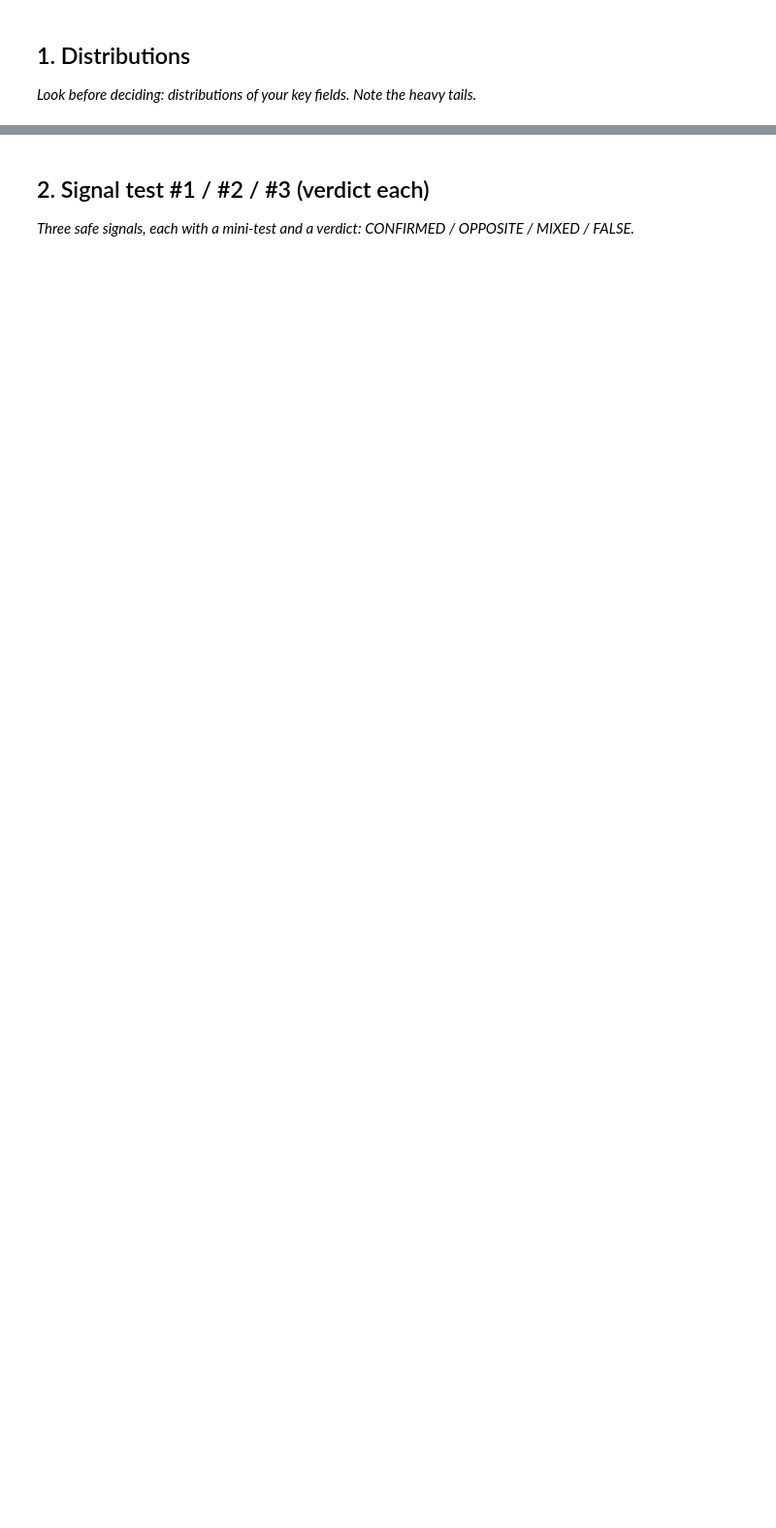
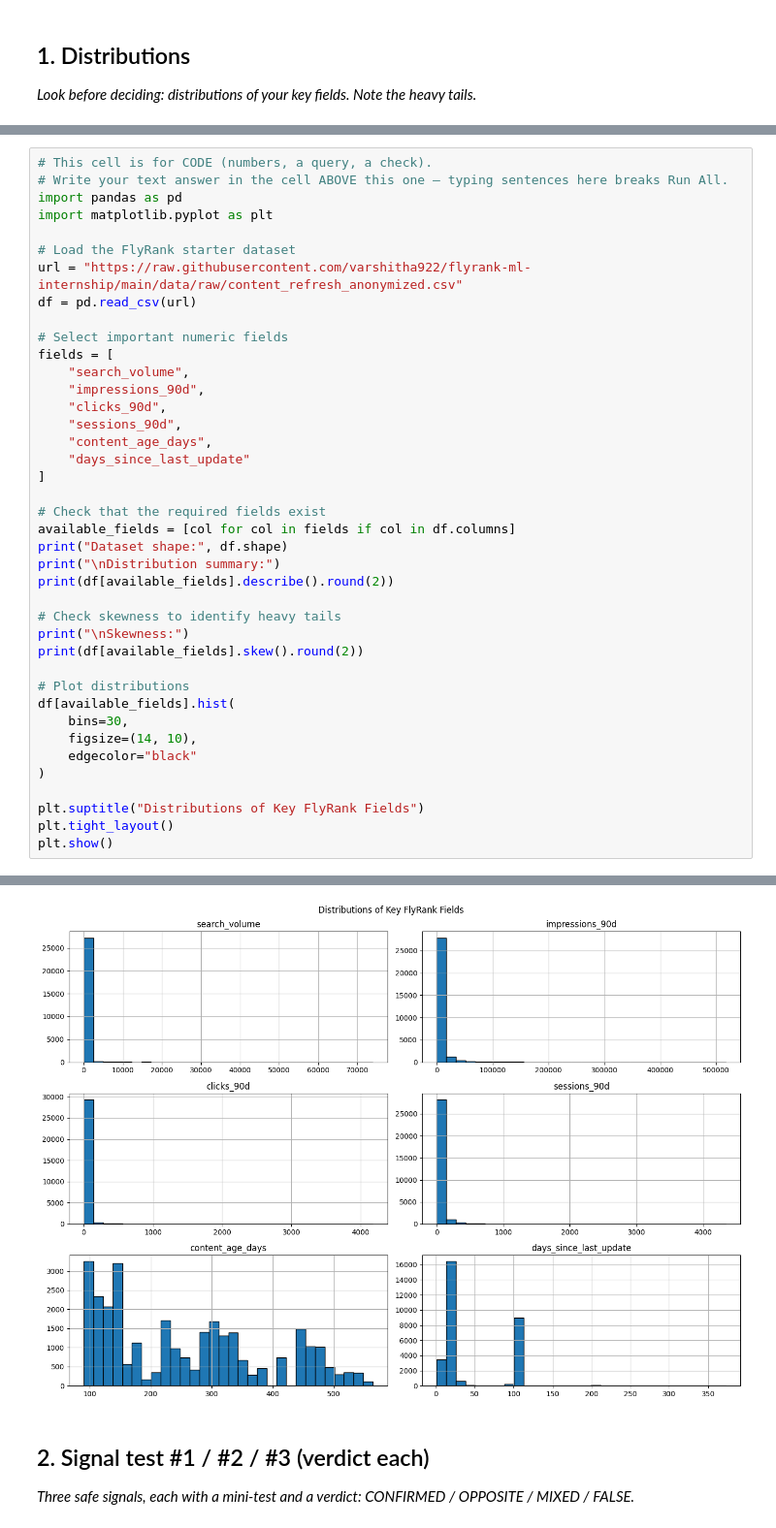
Before and after one commit to varshitha922/flyrank-ml-internship, a Jupyter notebook: work/notebooks/w04_signal_audit.ipynb, the cells around one changed output, grey strips where cells are left out. Shown at 97% size. Drawn from its saved outputs; the diff is of its cells as text; blank space fills up the shorter version.

```diff
--- a/work/notebooks/w04_signal_audit.ipynb
+++ b/work/notebooks/w04_signal_audit.ipynb
@@ -15,0 +15,41 @@ This skeleton is yours to fill. Work the sections **in order** — each one has
+# %%
+# This cell is for CODE (numbers, a query, a check).
+# Write your text answer in the cell ABOVE this one — typing sentences here breaks Run All.
+import pandas as pd
+import matplotlib.pyplot as plt
+
+# Load the FlyRank starter dataset
+url = "https://raw.githubusercontent.com/varshitha922/flyrank-ml-internship/main/data/raw/content_refresh_anonymized.csv"
+df = pd.read_csv(url)
+
+# Select important numeric fields
+fields = [
+    "search_volume",
+    "impressions_90d",
+    "clicks_90d",
+    "sessions_90d",
+    "content_age_days",
+    "days_since_last_update"
+]
+
+# Check that the required fields exist
+available_fields = [col for col in fields if col in df.columns]
+print("Dataset shape:", df.shape)
+print("\nDistribution summary:")
+print(df[available_fields].describe().round(2))
+
+# Check skewness to identify heavy tails
+print("\nSkewness:")
+print(df[available_fields].skew().round(2))
+
+# Plot distributions
+df[available_fields].hist(
+    bins=30,
+    figsize=(14, 10),
+    edgecolor="black"
+)
+
+plt.suptitle("Distributions of Key FlyRank Fields")
+plt.tight_layout()
+plt.show()
+# %% [output]
@@ -16,3 +73,4 @@ This skeleton is yours to fill. Work the sections **in order** — each one has
+[figure, added]
 # %% [markdown]
 ## 2. Signal test #1 / #2 / #3 (verdict each)
 
```
Also changed, not shown: parts of 11 cells of this notebook.
